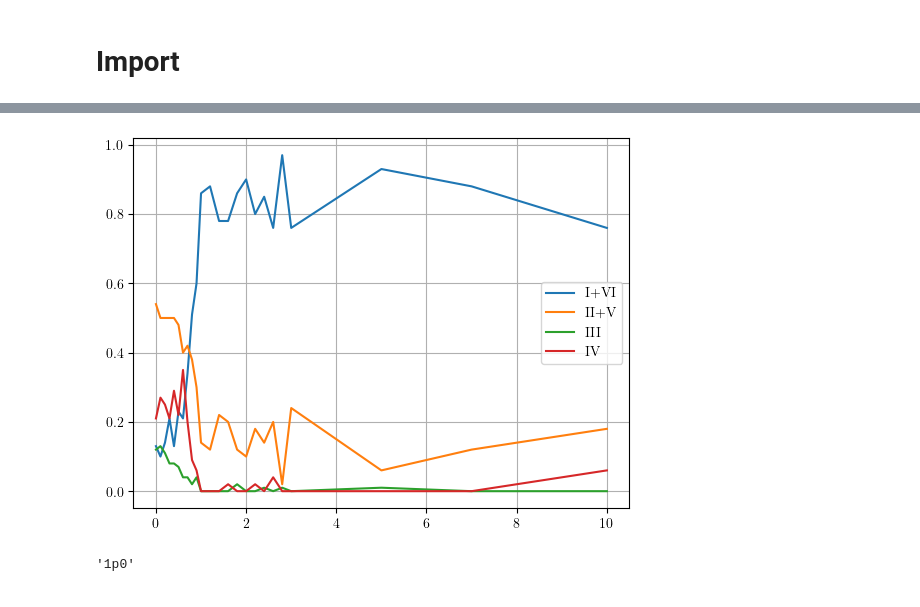
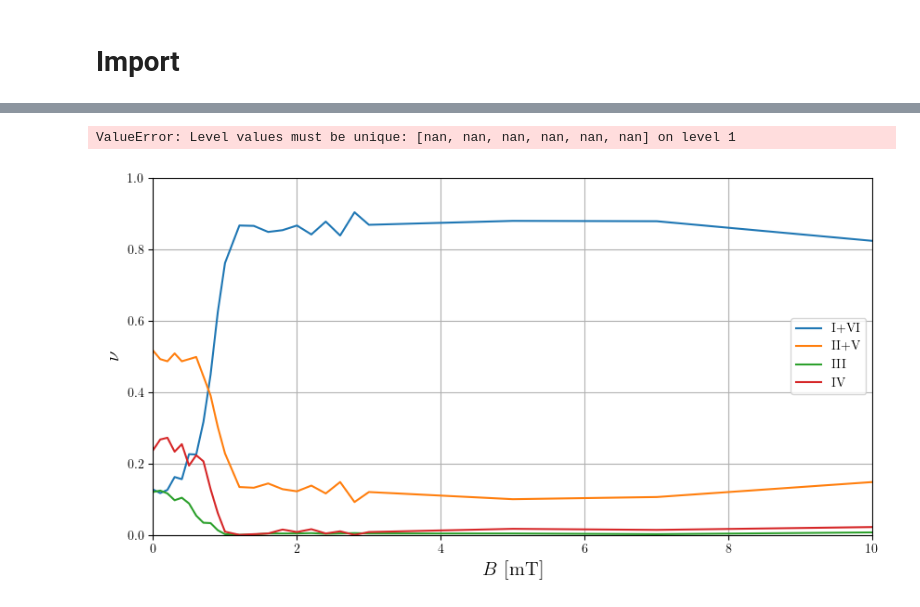
Before and after one commit to leogabac/stuckgs, a Jupyter notebook: src/equilibrium_montecarlo.ipynb, the cells around one changed output, grey strips where cells are left out. Cells and saved outputs as stored; diff of their text form; code cells hidden in the pictures.

```diff
--- a/src/equilibrium_montecarlo.ipynb
+++ b/src/equilibrium_montecarlo.ipynb
@@ -132,3 +132,5 @@ TypeError: randint() takes at least 1 positional argument (0 given)
 # %%
 fields = list(range(1,10+1))
 datapath = '/media/frieren/BIG/stuckgs/data/metropolis/1M'
+rpaths = {r:os.path.join(datapath,f'r{r}') for r in range(1,11)}
+rpaths
@@ -135,7 +148,10 @@ datapath = '/media/frieren/BIG/stuckgs/data/metropolis/1M'
 # %%
 import re
-all_files = os.listdir(datapath)
-trj_files = [x for x in all_files if x.startswith('trj')]
-vrt_files = [x for x in all_files if x.startswith('vertices')]
-field_values = [re.search(r'(\d+\.\d+)', x).group(1) for x in vrt_files]
-field_values
+def get_field_values(path:str)-> dict:
+    all_files = os.listdir(path)
+    trj_files = [x for x in all_files if x.startswith('trj')]
+    vrt_files = [x for x in all_files if x.startswith('vertices')]
+    field_values = [re.search(r'(\d+\.\d+)', x).group(1) for x in vrt_files]
+    return field_values
+
+rfield_values = {r:get_field_values(path) for r,path in rpaths.items()}
@@ -183,0 +183,4 @@ for i,field in tqdm(enumerate(field_values)):
+# %%
+for r in range(1,11):
+    print(f'{rpaths[r]=}')
+    create_counts(rpaths[r],rfield_values[r])
@@ -184,5 +198,23 @@ for i,field in tqdm(enumerate(field_values)):
 # %%
-counts = pd.read_csv(os.path.join(datapath,'counts.csv'),index_col=['field','type'])
-counts = counts.sort_index()
-counts_vector = np.array([stuff.fraction.to_list() for B,stuff in counts.groupby('field')])
+def load_counts(r):
+    counts = pd.read_csv(os.path.join(datapath,f'r{r}','counts.csv'),index_col=['field','type'])
+    return counts.sort_index()
+all_counts = pd.concat([load_counts(i).fraction for i in range(1,11)],axis=1)
+mean_counts = pd.DataFrame(all_counts.mean(axis=1),columns=['fraction'])
+counts_vector = np.array([stuff.fraction.to_list() for B,stuff in mean_counts.groupby('field')])
 fields = counts.index.get_level_values('field').unique().to_list()
+# %%
+mapping = {
+    1:'I',
+    2:'II',
+    3:'III',
+    4:'VI',
+    5:'V',
+    6:'IV',
+}
+mean_counts.index = mean_counts.index.set_levels(
+    mean_counts.index.levels[1].map(mapping),
+    level=1
+).groupby('type').mean()
+# %% [output]
+ValueError: Level values must be unique: [nan, nan, nan, nan, nan, nan] on level 1
@@ -189,19 +223,17 @@ fields = counts.index.get_level_values('field').unique().to_list()
 # %%
+fig, ax = plt.subplots(figsize=(10,5))
+ax.plot(fields,counts_vector[:,0]+counts_vector[:,-1],label='I+VI')
+ax.plot(fields,counts_vector[:,1]+counts_vector[:,-2],label='II+V')
+ax.plot(fields,counts_vector[:,2],label='III')
+ax.plot(fields,counts_vector[:,3],label='IV')
 
-plt.plot(fields,counts_vector[:,0]+counts_vector[:,-1],label='I+VI')
-plt.plot(fields,counts_vector[:,1]+counts_vector[:,-2],label='II+V')
-plt.plot(fields,counts_vector[:,2],label='III')
-plt.plot(fields,counts_vector[:,3],label='IV')
+ax.set_xlabel('$B$ [mT]',fontsize=15)
+ax.set_ylabel('$\\nu$',fontsize=15)
+ax.set_ylim(0,1)
+ax.set_xlim(0,10)
 
-plt.grid()
-plt.legend()
+ax.grid()
+ax.legend()
 plt.show()
 # %% [output]
-[figure, old version]
+[figure, new version]
-# %%
-x = 1.0
-xstr = str(x)
-xstr = xstr.replace('.','p')
-xstr
-# %% [output]
-'1p0'
```
Also changed, not shown: parts of 9 cells of this notebook, 3 other files.
